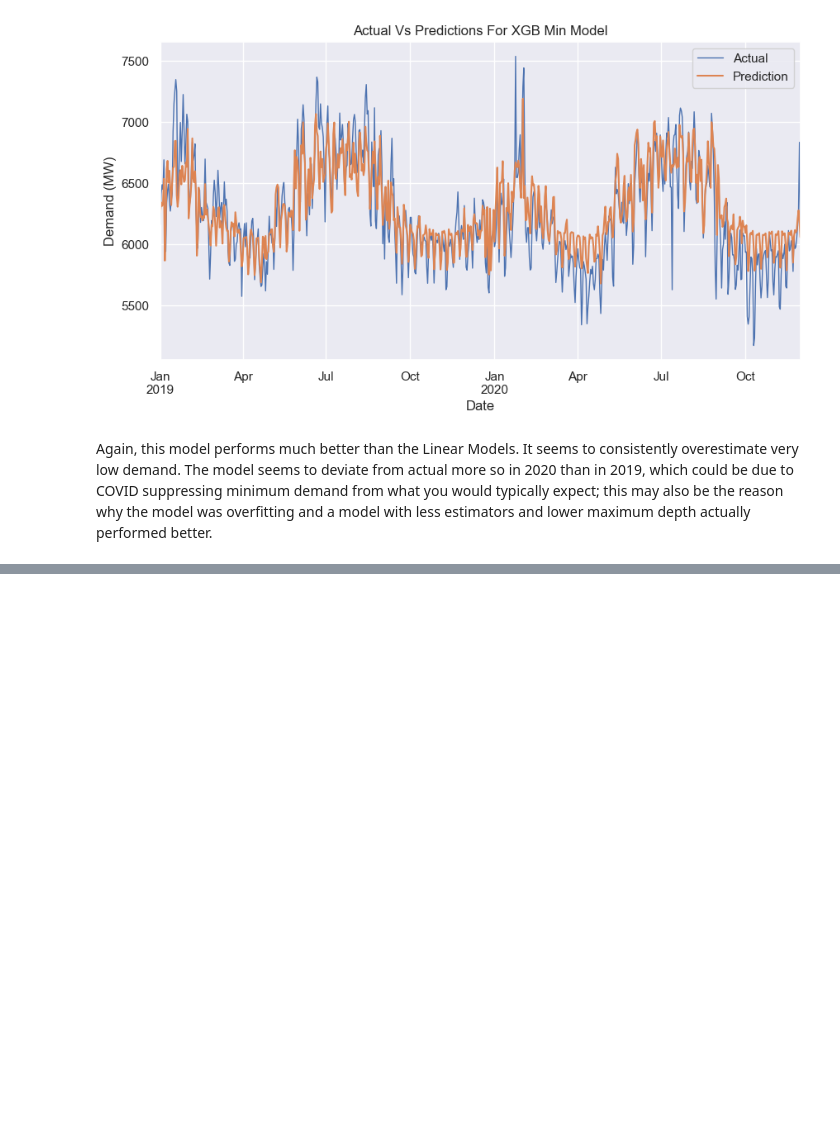
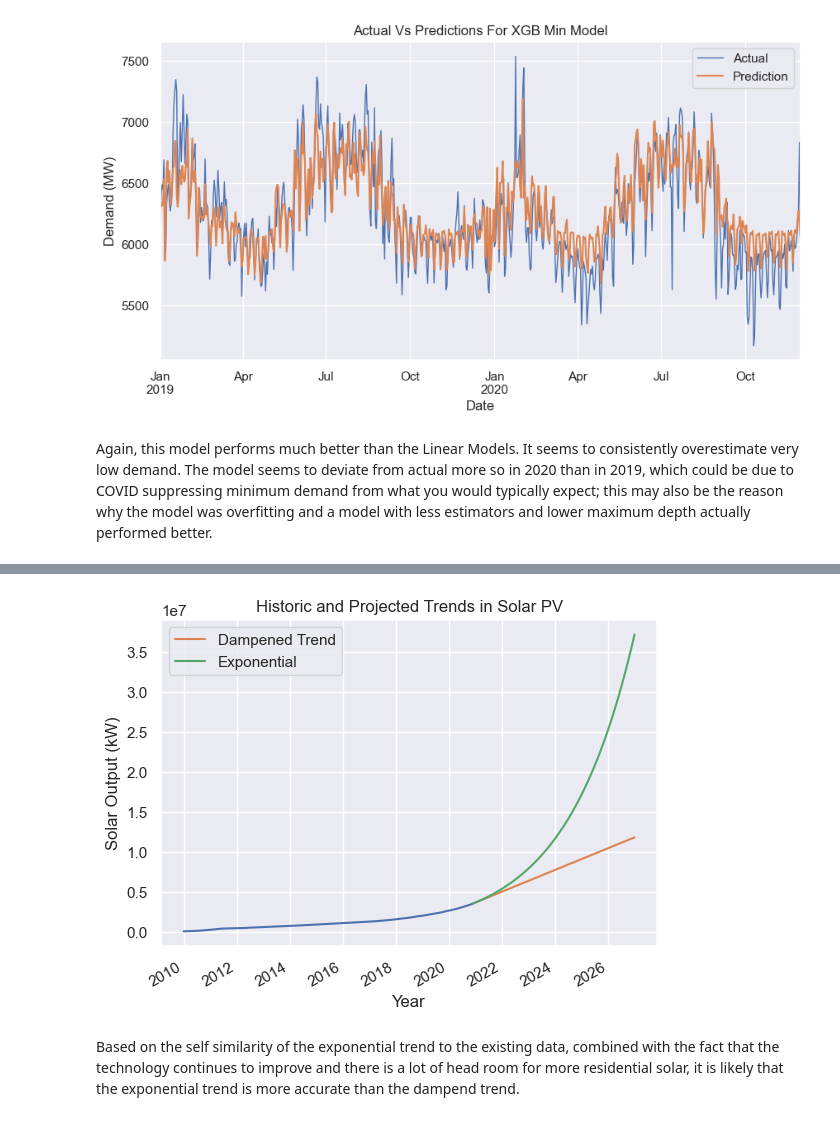
Before and after one commit to dmc-au/Team-A---Impacts-of-Household-PV-on-Grid-Demand, a Jupyter notebook: src/modelling_final.ipynb, the cells around one changed output, grey strips where cells are left out. Saved outputs shown, nothing was run; the diff lists cells and outputs as text; code cells hidden in the pictures; blank space fills up the shorter version.

```diff
--- a/src/modelling_final.ipynb
+++ b/src/modelling_final.ipynb
@@ -663,0 +700,24 @@ Let's now have a look at the feature importance for the models and see if the mo
+# %%
+# Due to some missing dates some refactoring of the dataset is required
+proj_df = df[df.index > '2017-01-01']
+proj_df.index = pd.DatetimeIndex(proj_df.index.values, freq=proj_df.index.inferred_freq)
+
+# Fit a dampened trend and forecast to the end of 2026
+fit_output1 = Holt(proj_df['cum_output'], damped_trend=True, initialization_method='estimated').fit(damping_trend=1)
+fcast1_output = fit_output1.forecast(365*6+32).rename('Dampened Trend')
+
+# Fit a regular exponential trend and forecast to the end of 2026
+fit_output2 = Holt(proj_df['cum_output'], exponential=True, initialization_method='estimated').fit()
+fcast2_output = fit_output2.forecast(365*6+32).rename('Exponential')
+
+# Display projection
+ax = df['cum_output'].plot(title='Historic and Projected Trends in Solar PV')
+fcast1_output.plot(ax=ax, legend=True)
+fcast2_output.plot(ax=ax, legend=True)
+plt.xlabel('Year')
+plt.ylabel('Solar Output (kW)')
+plt.savefig('../images/modelling/pv-proj.png')
+# %% [output]
+[figure, added]
+# %% [markdown]
+Based on the self similarity of the exponential trend to the existing data, combined with the fact that the technology continues to improve and there is a lot of head room for more residential solar, it is likely that the exponential trend is more accurate than the dampend trend.
```
Also changed, not shown: parts of 39 cells of this notebook, 8 other files.
